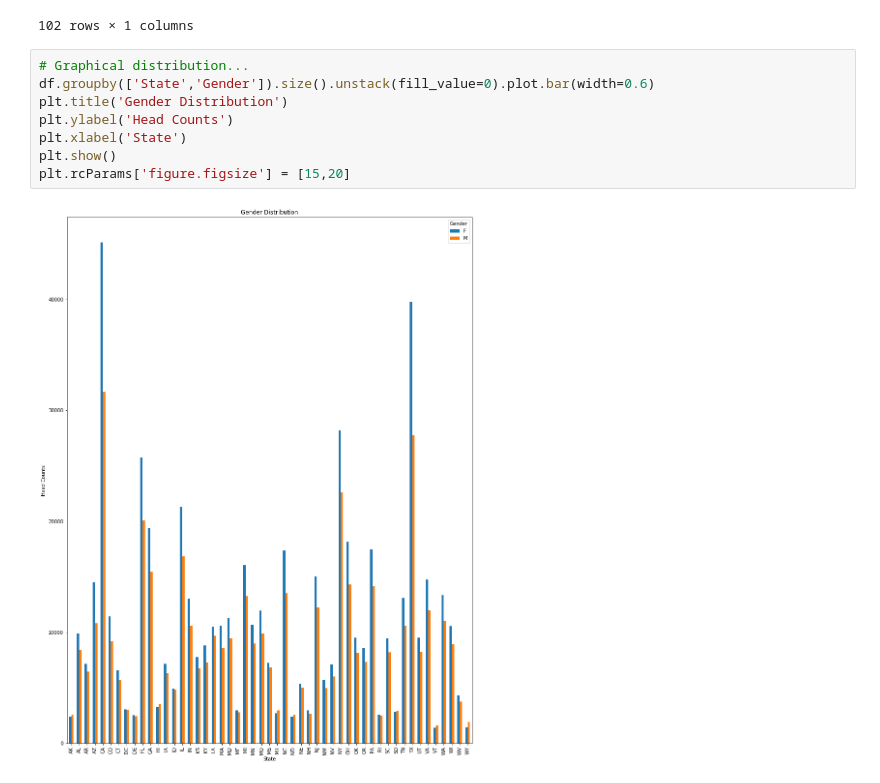
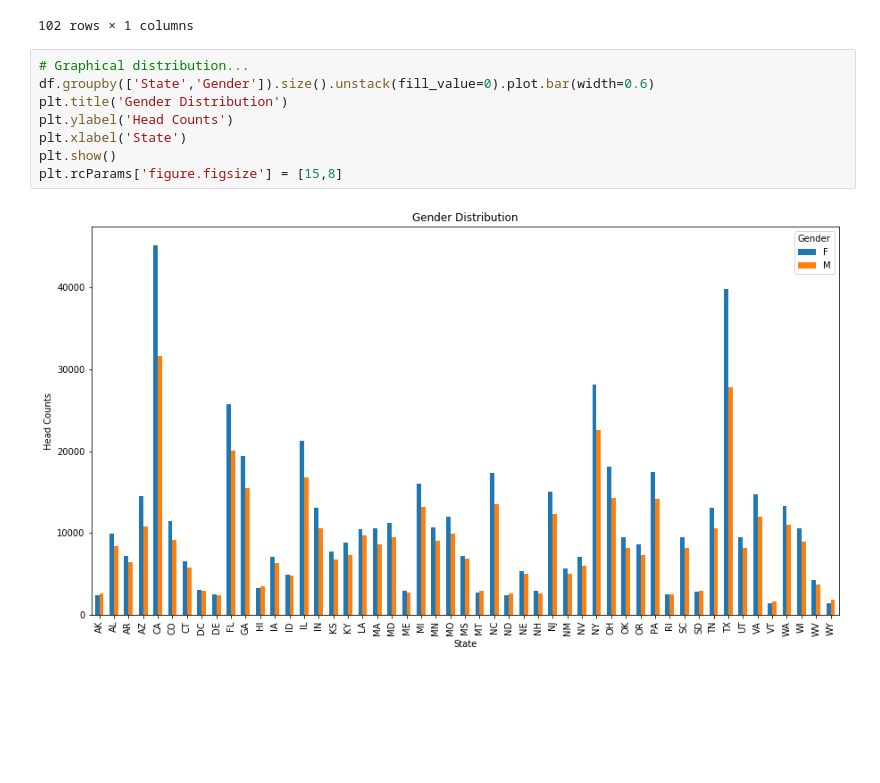
Before and after one commit to MuraliKarthikeyan/DSM_Session9Assignment9, a Jupyter notebook: DSM_Session 9_Assignment9_Solution.ipynb, the cells around one changed output. Saved outputs shown, nothing was run; the diff lists cells and outputs as text; blank space fills up the shorter version.

```diff
--- a/DSM_Session 9_Assignment9_Solution.ipynb
+++ b/DSM_Session 9_Assignment9_Solution.ipynb
@@ -121,10 +124,10 @@ df1
 # %%
 # Graphical distribution...
 df.groupby(['State','Gender']).size().unstack(fill_value=0).plot.bar(width=0.6)
 plt.title('Gender Distribution')
 plt.ylabel('Head Counts')
 plt.xlabel('State')
 plt.show()
-plt.rcParams['figure.figsize'] = [15,20]
+plt.rcParams['figure.figsize'] = [15,8]
 # %% [output]
-[figure, old version]
+[figure, new version]
```
Also changed, not shown: parts of 3 cells of this notebook, 1 other file.
